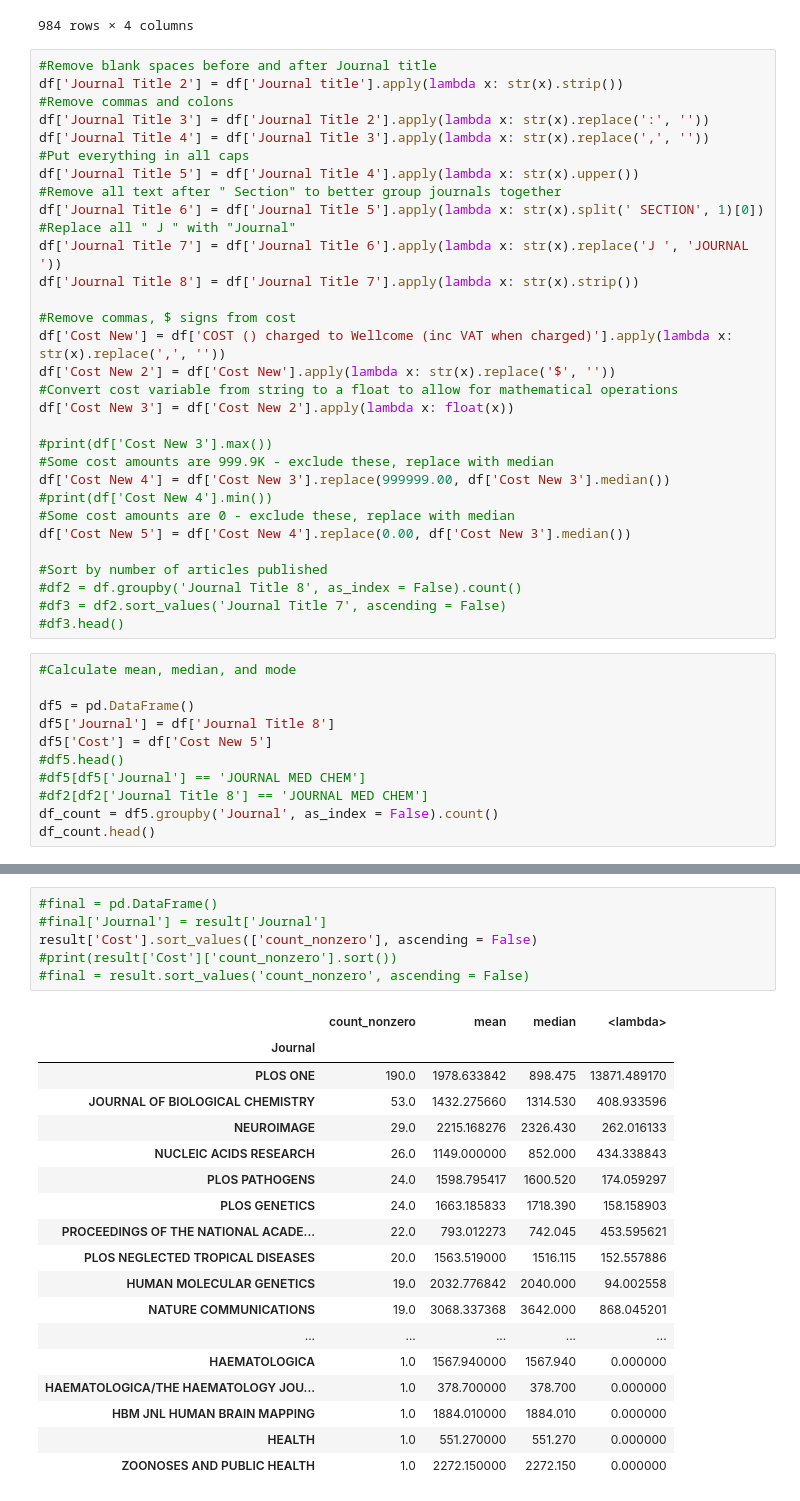
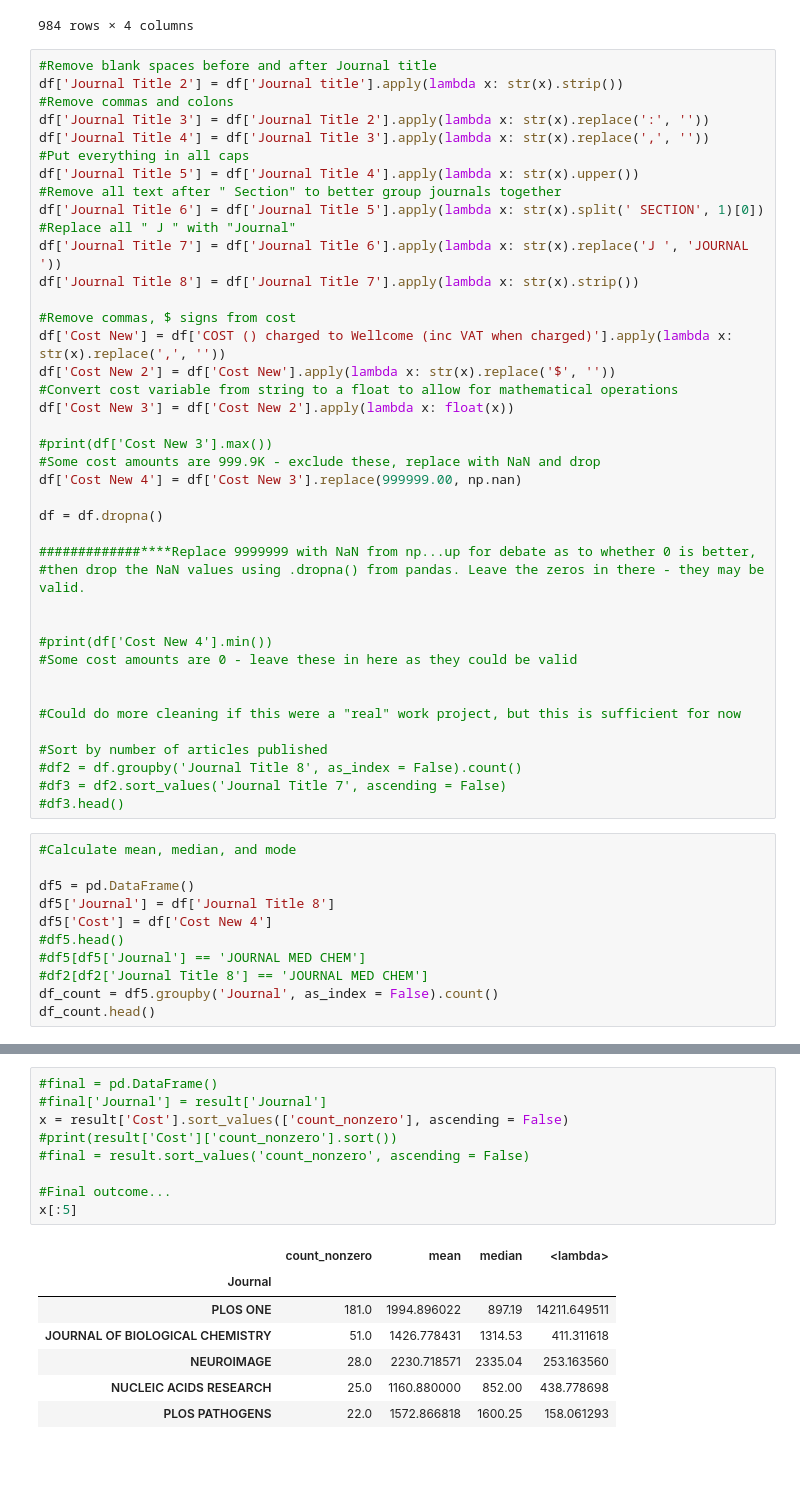
Before and after one commit to ryan-t-mitchell/thinkful, a Jupyter notebook: Unit+1+Lesson+3+Regex+Challenge.ipynb, the cells around one changed output, grey strips where cells are left out. Saved outputs shown, nothing was run; the diff lists cells and outputs as text; blank space fills up the shorter version.

Commit message:
Data cleaning and groupby aggregate statistics

```diff
--- a/Unit+1+Lesson+3+Regex+Challenge.ipynb
+++ b/Unit+1+Lesson+3+Regex+Challenge.ipynb
@@ -59,11 +59,20 @@ df['Cost New 2'] = df['Cost New'].apply(lambda x: str(x).replace('$', ''))
 df['Cost New 3'] = df['Cost New 2'].apply(lambda x: float(x))
 
 #print(df['Cost New 3'].max())
-#Some cost amounts are 999.9K - exclude these, replace with median
-df['Cost New 4'] = df['Cost New 3'].replace(999999.00, df['Cost New 3'].median())
+#Some cost amounts are 999.9K - exclude these, replace with NaN and drop
+df['Cost New 4'] = df['Cost New 3'].replace(999999.00, np.nan)
+
+df = df.dropna()
+
+#############****Replace 9999999 with NaN from np...up for debate as to whether 0 is better,
+#then drop the NaN values using .dropna() from pandas. Leave the zeros in there - they may be valid.
+
+
 #print(df['Cost New 4'].min())
-#Some cost amounts are 0 - exclude these, replace with median
-df['Cost New 5'] = df['Cost New 4'].replace(0.00, df['Cost New 3'].median())
+#Some cost amounts are 0 - leave these in here as they could be valid
+
+
+#Could do more cleaning if this were a "real" work project, but this is sufficient for now
 
 #Sort by number of articles published
 #df2 = df.groupby('Journal Title 8', as_index = False).count()
@@ -74,7 +83,7 @@ df['Cost New 5'] = df['Cost New 4'].replace(0.00, df['Cost New 3'].median())
 
 df5 = pd.DataFrame()
 df5['Journal'] = df['Journal Title 8']
-df5['Cost'] = df['Cost New 5']
+df5['Cost'] = df['Cost New 4']
 #df5.head()
 #df5[df5['Journal'] == 'JOURNAL MED CHEM']
 #df2[df2['Journal Title 8'] == 'JOURNAL MED CHEM']
@@ -155,25 +170,17 @@ result.head()
 # %%
 #final = pd.DataFrame()
 #final['Journal'] = result['Journal']
-result['Cost'].sort_values(['count_nonzero'], ascending = False)
+x = result['Cost'].sort_values(['count_nonzero'], ascending = False)
 #print(result['Cost']['count_nonzero'].sort())
 #final = result.sort_values('count_nonzero', ascending = False)
+
+#Final outcome...
+x[:5]
 # %% [output]
 |  | count_nonzero | mean | median | <lambda> |
 | Journal |  |  |  |  |
-| PLOS ONE | 190.0 | 1978.633842 | 898.475 | 13871.489170 |
-| JOURNAL OF BIOLOGICAL CHEMISTRY | 53.0 | 1432.275660 | 1314.530 | 408.933596 |
-| NEUROIMAGE | 29.0 | 2215.168276 | 2326.430 | 262.016133 |
-| NUCLEIC ACIDS RESEARCH | 26.0 | 1149.000000 | 852.000 | 434.338843 |
-| PLOS PATHOGENS | 24.0 | 1598.795417 | 1600.520 | 174.059297 |
-| PLOS GENETICS | 24.0 | 1663.185833 | 1718.390 | 158.158903 |
-| PROCEEDINGS OF THE NATIONAL ACADE... | 22.0 | 793.012273 | 742.045 | 453.595621 |
-| PLOS NEGLECTED TROPICAL DISEASES | 20.0 | 1563.519000 | 1516.115 | 152.557886 |
-| HUMAN MOLECULAR GENETICS | 19.0 | 2032.776842 | 2040.000 | 94.002558 |
-| NATURE COMMUNICATIONS | 19.0 | 3068.337368 | 3642.000 | 868.045201 |
-| ... | ... | ... | ... | ... |
-| HAEMATOLOGICA | 1.0 | 1567.940000 | 1567.940 | 0.000000 |
-| HAEMATOLOGICA/THE HAEMATOLOGY JOU... | 1.0 | 378.700000 | 378.700 | 0.000000 |
-| HBM JNL HUMAN BRAIN MAPPING | 1.0 | 1884.010000 | 1884.010 | 0.000000 |
-| HEALTH | 1.0 | 551.270000 | 551.270 | 0.000000 |
-| ZOONOSES AND PUBLIC HEALTH | 1.0 | 2272.150000 | 2272.150 | 0.000000 |
+| PLOS ONE | 181.0 | 1994.896022 | 897.19 | 14211.649511 |
+| JOURNAL OF BIOLOGICAL CHEMISTRY | 51.0 | 1426.778431 | 1314.53 | 411.311618 |
+| NEUROIMAGE | 28.0 | 2230.718571 | 2335.04 | 253.163560 |
+| NUCLEIC ACIDS RESEARCH | 25.0 | 1160.880000 | 852.00 | 438.778698 |
+| PLOS PATHOGENS | 22.0 | 1572.866818 | 1600.25 | 158.061293 |
```
Also changed, not shown: parts of 8 cells of this notebook.
